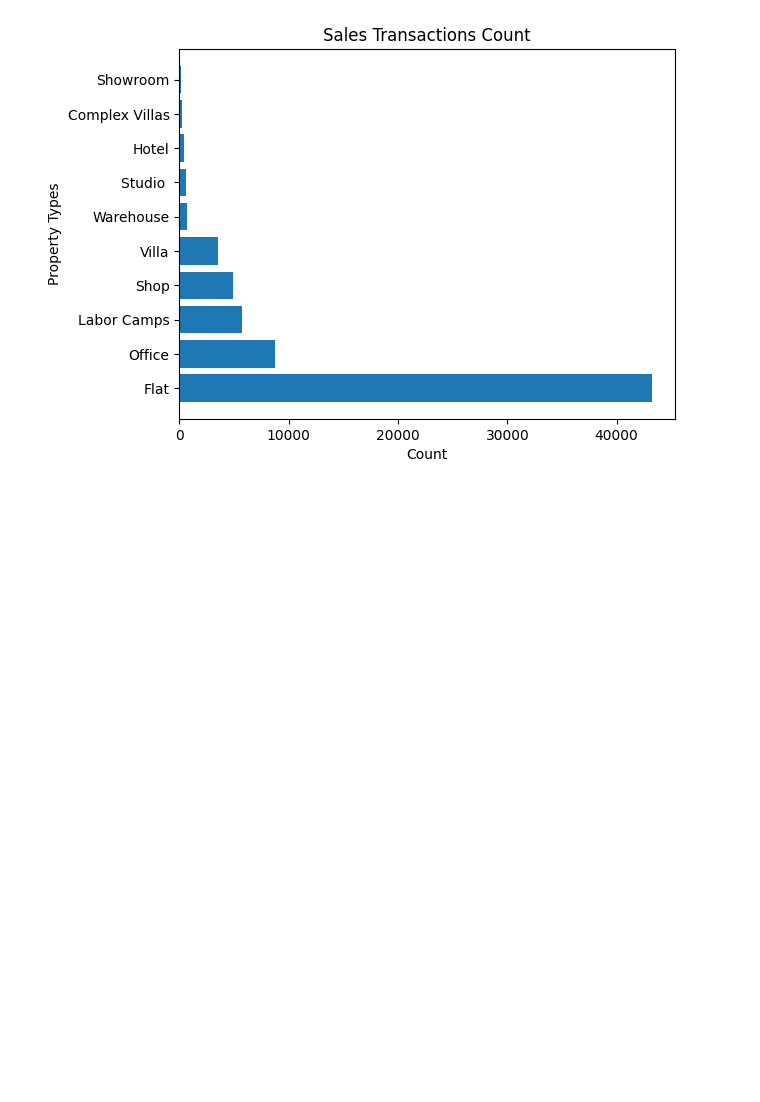
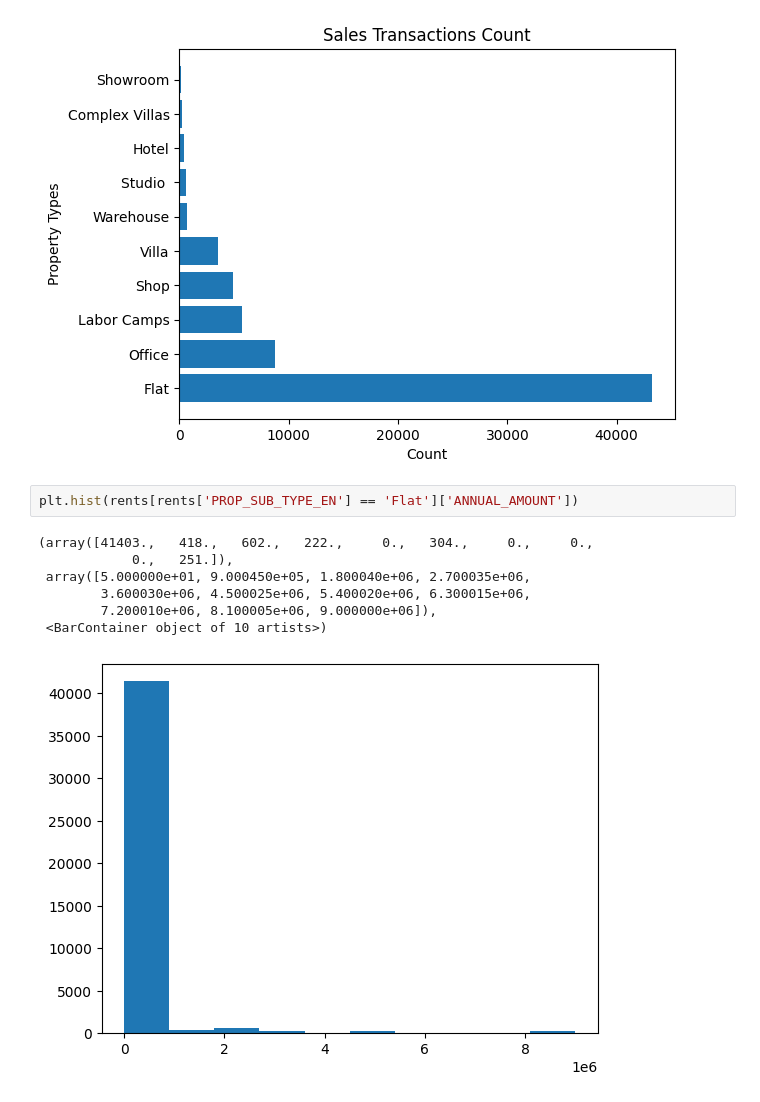
Before and after one commit to mrrazvi/python-lab, a Jupyter notebook: src/matplotlib/dubai-real-estate-rents.ipynb, the cells around one changed output. Saved outputs shown, nothing was run; the diff lists cells and outputs as text; blank space fills up the shorter version.

```diff
--- a/src/matplotlib/dubai-real-estate-rents.ipynb
+++ b/src/matplotlib/dubai-real-estate-rents.ipynb
@@ -38,3 +38,13 @@ plt.ylabel('Property Types')
 plt.show()
 # %% [output]
 [figure]
+# %%
+plt.hist(rents[rents['PROP_SUB_TYPE_EN'] == 'Flat']['ANNUAL_AMOUNT'])
+# %% [output]
+(array([41403.,   418.,   602.,   222.,     0.,   304.,     0.,     0.,
+            0.,   251.]),
+ array([5.000000e+01, 9.000450e+05, 1.800040e+06, 2.700035e+06,
+        3.600030e+06, 4.500025e+06, 5.400020e+06, 6.300015e+06,
+        7.200010e+06, 8.100005e+06, 9.000000e+06]),
+ <BarContainer object of 10 artists>)
+[figure, added]
```
Also changed, not shown: 2 other files.
